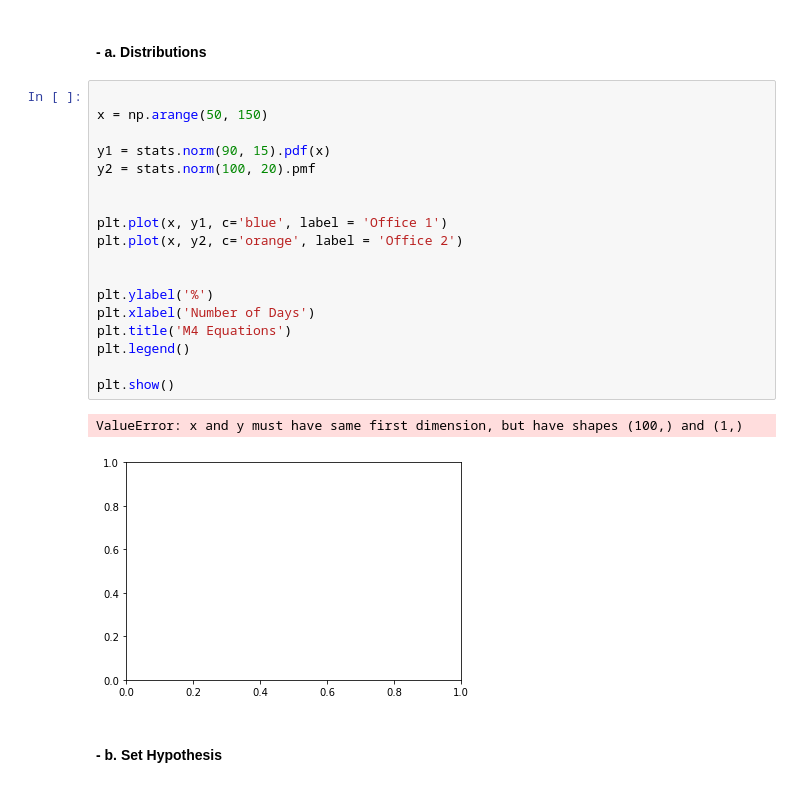
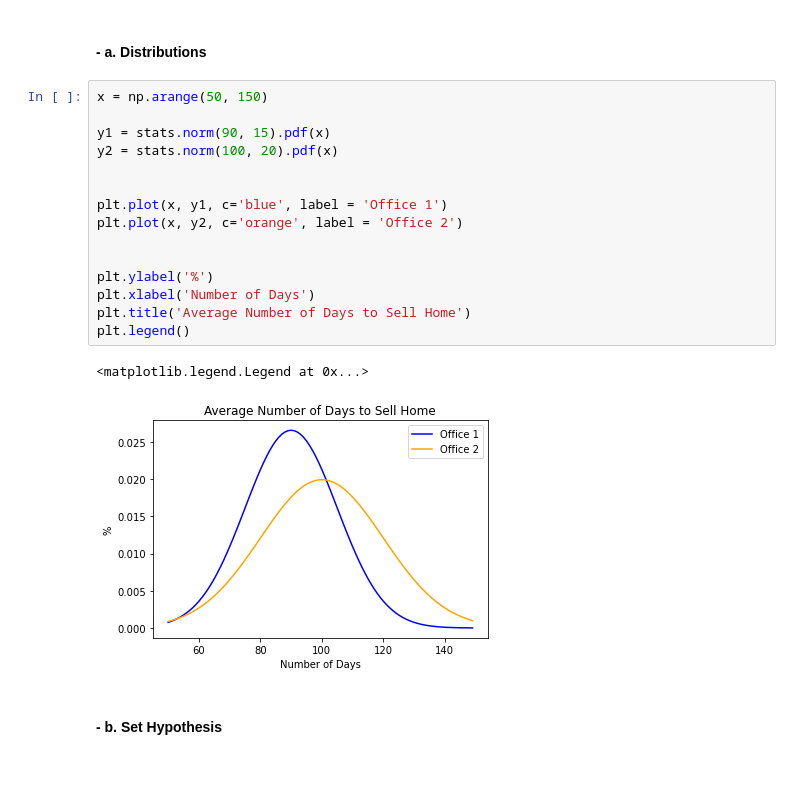
Before and after one commit to rachelrobbinsmayhill/statistics_exercises, a Jupyter notebook: hypothesis_testing.ipynb, the cells around one changed output. Drawn from its saved outputs; the diff is of its cells as text.

```diff
--- a/hypothesis_testing.ipynb
+++ b/hypothesis_testing.ipynb
@@ -96,26 +96,23 @@ We fail to reject (accepting as true) that there is no difference in sales follo
 # %% [markdown]
 #### - a. Distributions
 # %%
-
 x = np.arange(50, 150)
 
 y1 = stats.norm(90, 15).pdf(x)
-y2 = stats.norm(100, 20).pmf
+y2 = stats.norm(100, 20).pdf(x)
 
 
 plt.plot(x, y1, c='blue', label = 'Office 1')
 plt.plot(x, y2, c='orange', label = 'Office 2')
 
 
 plt.ylabel('%')
 plt.xlabel('Number of Days')
-plt.title('M4 Equations')
+plt.title('Average Number of Days to Sell Home')
 plt.legend()
-
-plt.show()
 # %% [output]
-ValueError: x and y must have same first dimension, but have shapes (100,) and (1,)
+<matplotlib.legend.Legend at 0x...>
-[figure, old version]
+[figure, new version]
 # %% [markdown]
 #### - b. Set Hypothesis
 # %% [markdown]
```
